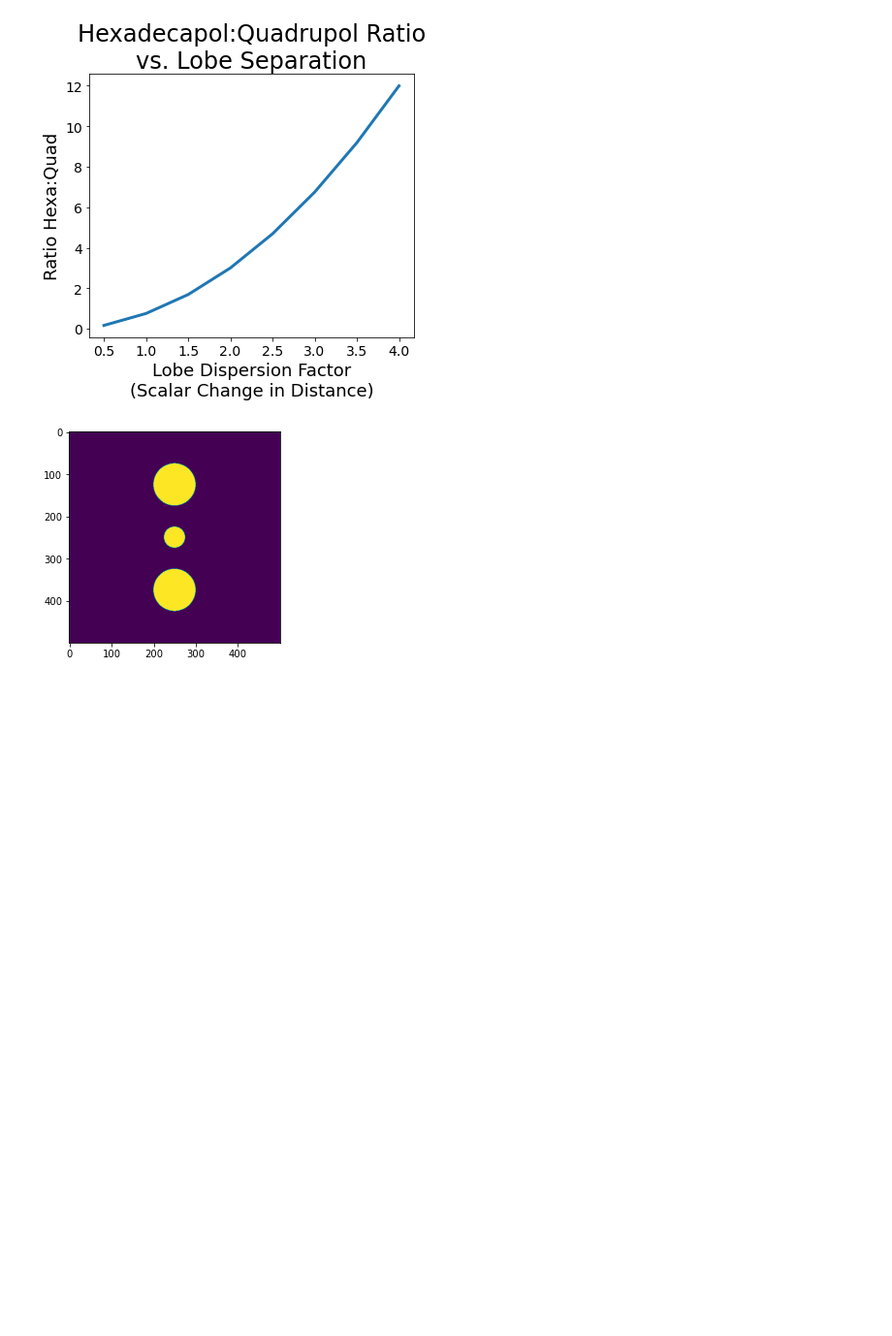
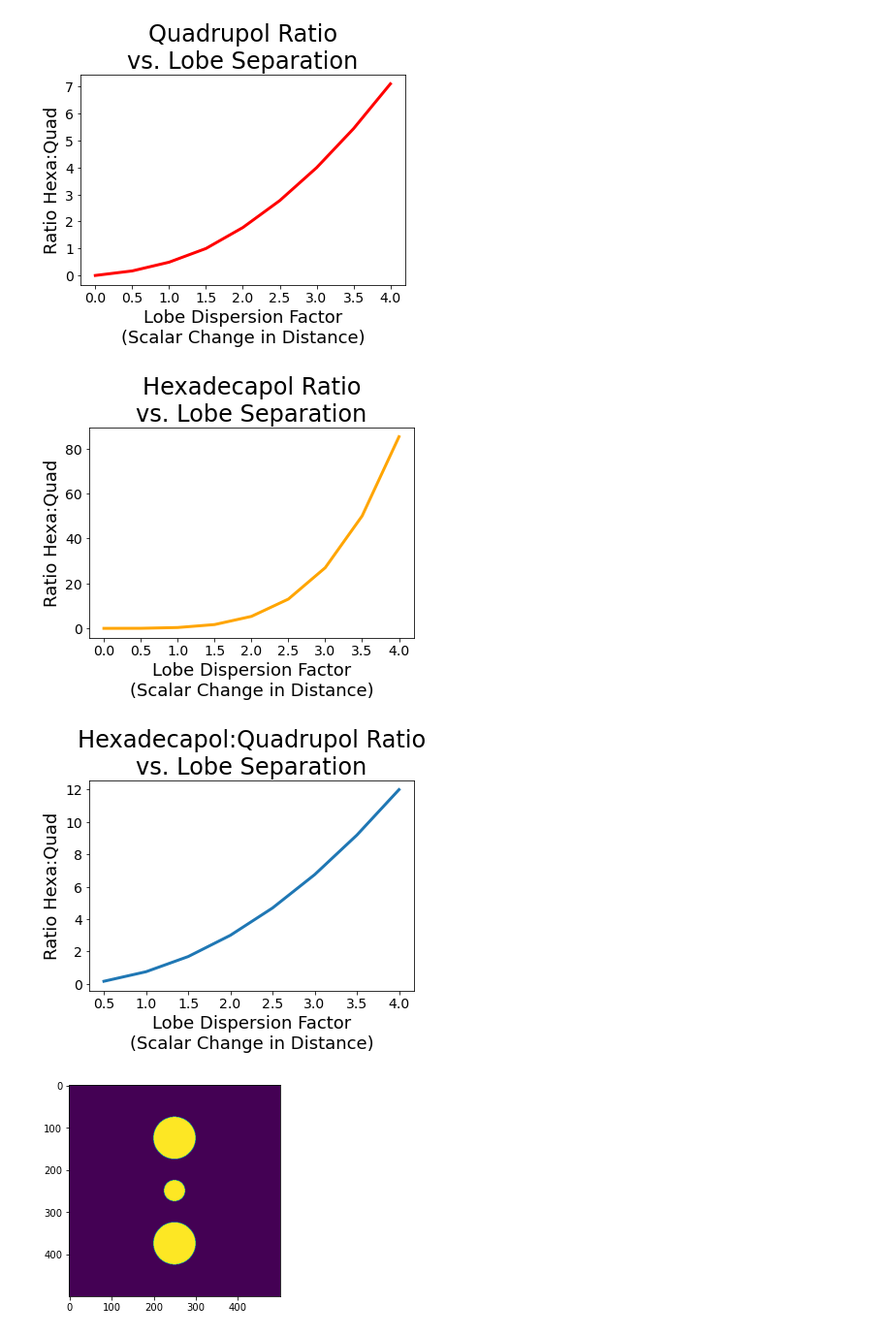
Before and after one commit to SolSamuels/Samuels_JetSimulationWork, a Jupyter notebook: HexadexRotate.ipynb, the cells around one changed output. Shown at 97% size. Cells and saved outputs as stored; diff of their text form; code cells hidden in the pictures; blank space fills up the shorter version.

```diff
--- a/HexadexRotate.ipynb
+++ b/HexadexRotate.ipynb
@@ -246,28 +246,58 @@ Octupolpol moment:
 # %%
 
 
 
 dis_vals = ratio_data[1:, 0]
 ratio_vals = ratio_data[1:, 3]
+quad = ratio_data[1:, 1]
+hexa = ratio_data[1:, 2]
 
 dis_vals_flt = []
 ratio_vals_flt = []
+quad_flt = []
+hexa_flt = []
 
 for i, ratio in enumerate(ratio_vals):
     dispers = float(dis_vals[i])
     ratio = float(ratio)
     dis_vals_flt.append(dispers)
     ratio_vals_flt.append(ratio)
+
+for ratio in quad:
+    ratio = float(ratio)
+    quad_flt.append(ratio)
+
+for ratio in hexa:
+    ratio = float(ratio)
+    hexa_flt.append(ratio)
+
+plt.plot(dis_vals_flt, quad_flt, linewidth=3, color="red")
+plt.xlabel("Lobe Dispersion Factor\n(Scalar Change in Distance)", fontsize=18)
+plt.xticks(fontsize=14)
+plt.ylabel("Ratio Hexa:Quad", fontsize=18)
+plt.yticks(fontsize=14)
+plt.title("Quadrupol Ratio\nvs. Lobe Separation", fontsize=24)
+plt.show()
+
+plt.plot(dis_vals_flt, hexa_flt, linewidth=3, color ="orange")
+plt.xlabel("Lobe Dispersion Factor\n(Scalar Change in Distance)", fontsize=18)
+plt.xticks(fontsize=14)
+plt.ylabel("Ratio Hexa:Quad", fontsize=18)
+plt.yticks(fontsize=14)
+plt.title("Hexadecapol Ratio\nvs. Lobe Separation", fontsize=24)
+plt.show()
 
 plt.plot(dis_vals_flt[1:], ratio_vals_flt[1:], linewidth=3)
 plt.xlabel("Lobe Dispersion Factor\n(Scalar Change in Distance)", fontsize=18)
 plt.xticks(fontsize=14)
 plt.ylabel("Ratio Hexa:Quad", fontsize=18)
 plt.yticks(fontsize=14)
 plt.title("Hexadecapol:Quadrupol Ratio\nvs. Lobe Separation", fontsize=24)
 plt.show()
 # %% [output]
-[figure, old version]
+[figure, new version]
+[figure, added]
+[figure, added]
 # %%
 #JET RESEMBLENSE
 cen = 250
```
Also changed, not shown: parts of 9 cells of this notebook, 5 other files.
